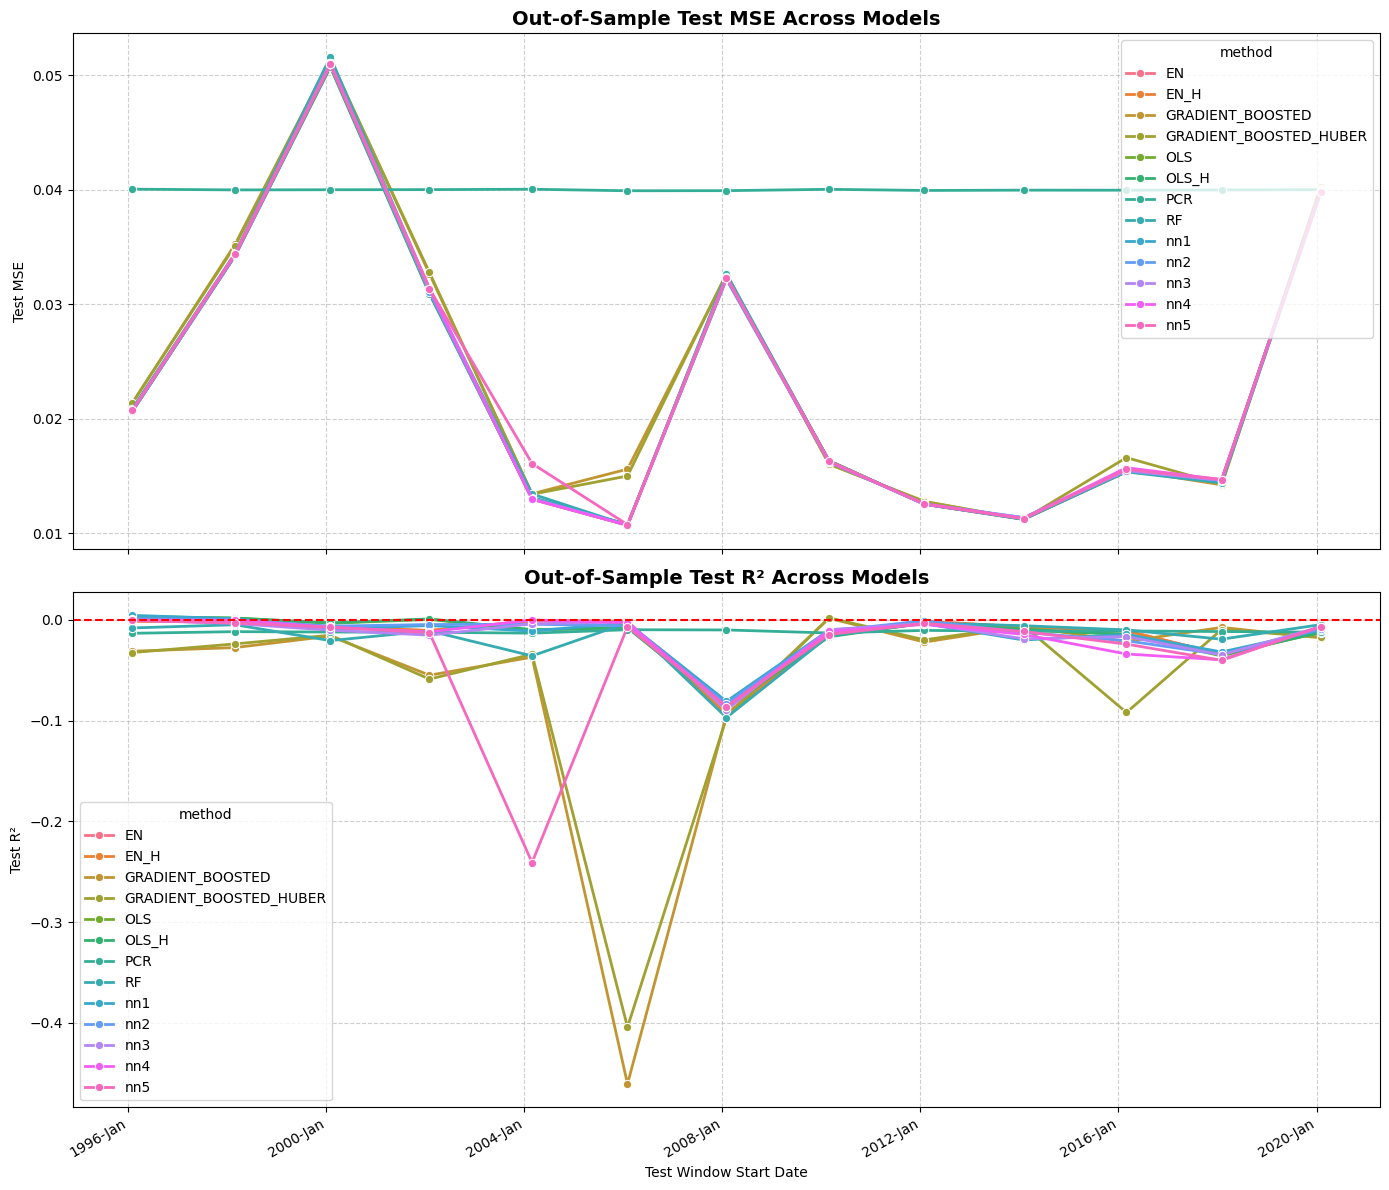
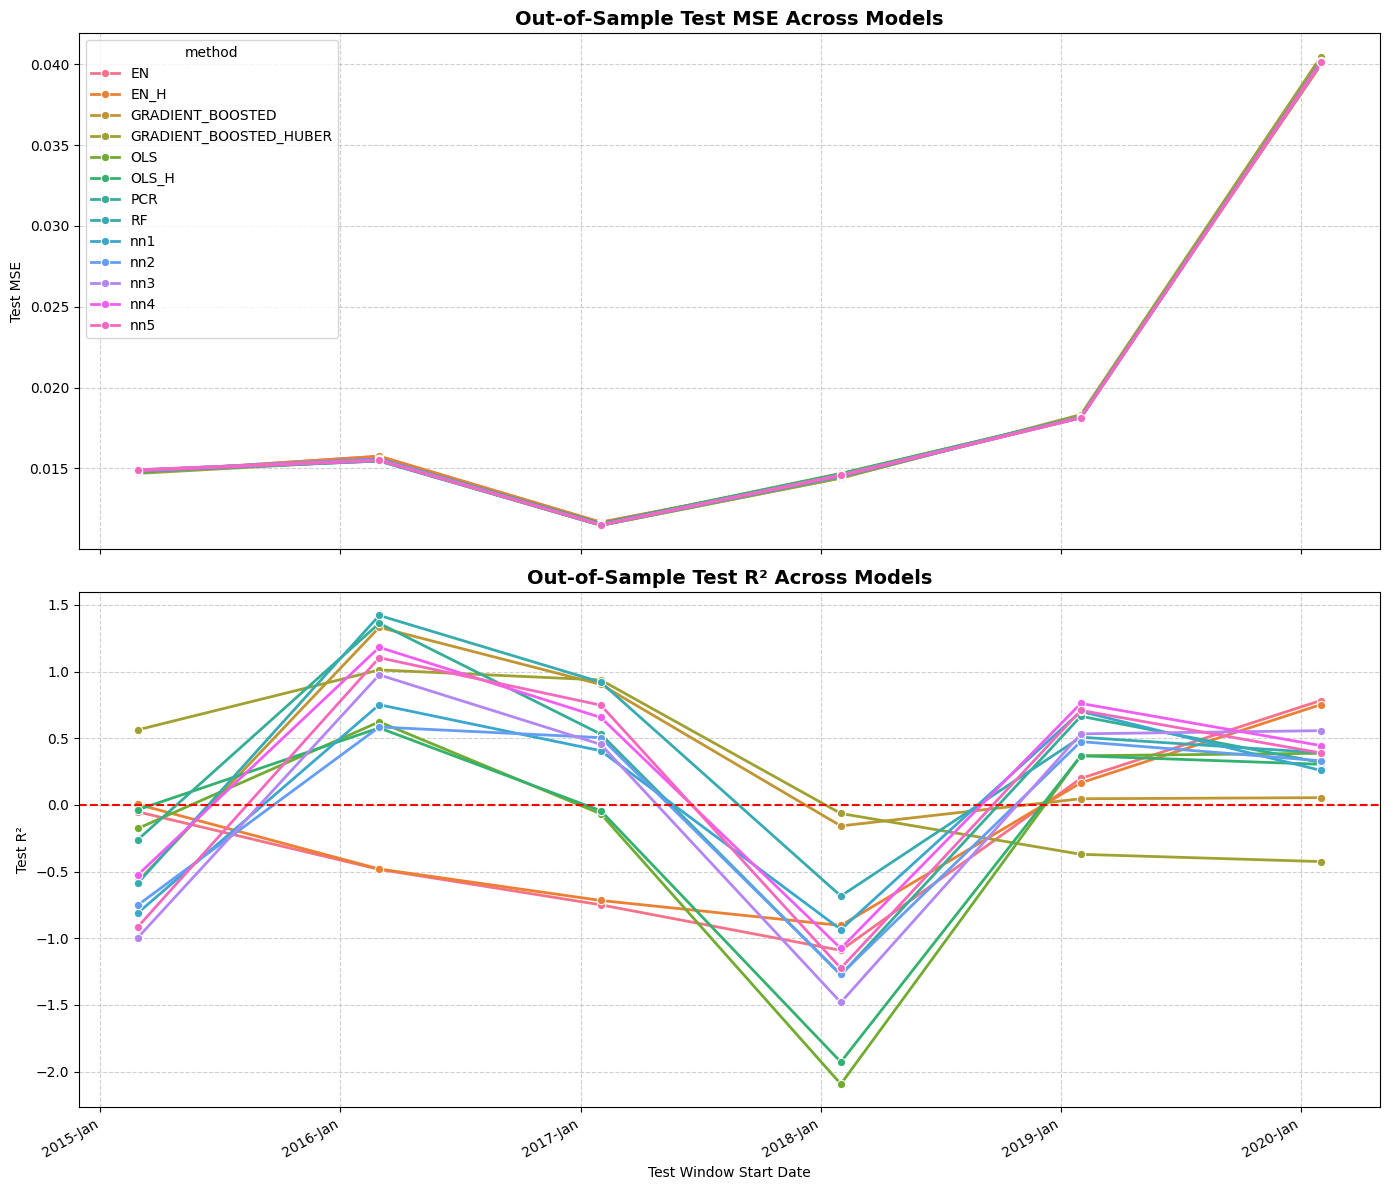
Unified diff of the notebook cell whose output changed from the first chart to the second:
--- before
+++ after
@@ -130,5 +130,6 @@
     marker='o',
     linewidth=2,
-    ax=axes[1]
+    ax=axes[1],
+    legend = False
 )
 
@@ -167,4 +168,4 @@
 
 plt.tight_layout()
-
+plt.savefig('/common/home/lh811/Documents/ML_Pricing/data/oos_test_performance_all')
 plt.show()

Commit: final runs, model performance visualizations